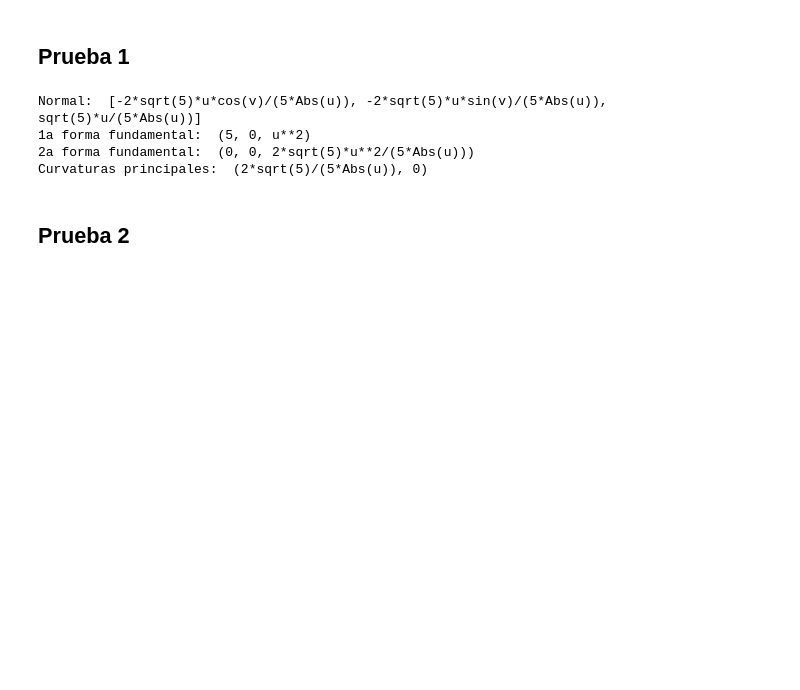
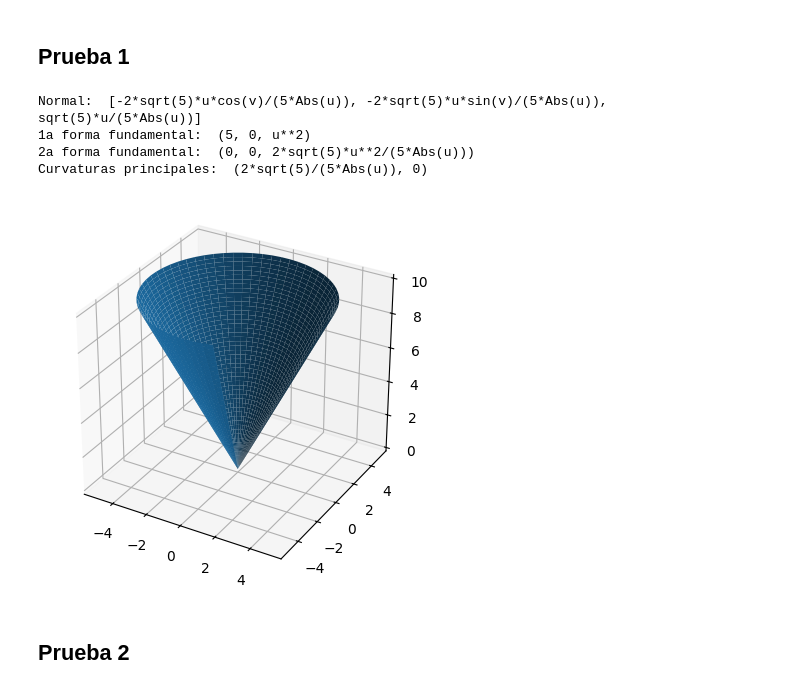
Before and after one commit to asiermhpsm/geometria_diferencial, a Jupyter notebook: comprobaciones.ipynb, the cells around one changed output. Saved outputs shown, nothing was run; the diff lists cells and outputs as text; code cells hidden in the pictures; blank space fills up the shorter version.

```diff
--- a/comprobaciones.ipynb
+++ b/comprobaciones.ipynb
@@ -9,14 +9,16 @@ u, v = sp.symbols('u, v', real = True)
 # %%
 ecuaciones1 = [u*sp.cos(v), u*sp.sin(v), 2*u]
 print('Normal: ', normal(ecuaciones1, u, v))
 print('1a forma fundamental: ', primeraFormaFundamental(ecuaciones1, u, v))
 print('2a forma fundamental: ', segundoFormaFundamental(ecuaciones1, u, v))
 print('Curvaturas principales: ', curvaturasPrincipales(ecuaciones1, u, v))
+grafica(ecuaciones1, u, v, 0, 5, 0, 5)
 # %% [output]
 Normal:  [-2*sqrt(5)*u*cos(v)/(5*Abs(u)), -2*sqrt(5)*u*sin(v)/(5*Abs(u)), sqrt(5)*u/(5*Abs(u))]
 1a forma fundamental:  (5, 0, u**2)
 2a forma fundamental:  (0, 0, 2*sqrt(5)*u**2/(5*Abs(u)))
 Curvaturas principales:  (2*sqrt(5)/(5*Abs(u)), 0)
+[figure, added]
 # %% [markdown]
 ## Prueba 2
 # %%
```
Also changed, not shown: parts of 3 cells of this notebook, 2 other files.
